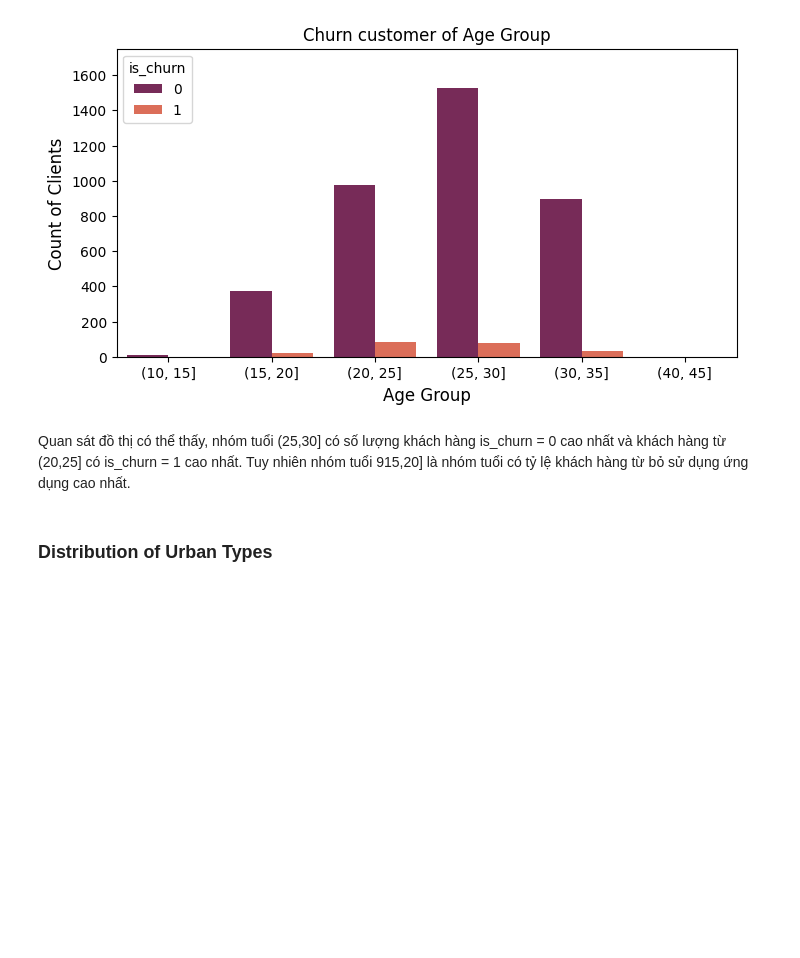
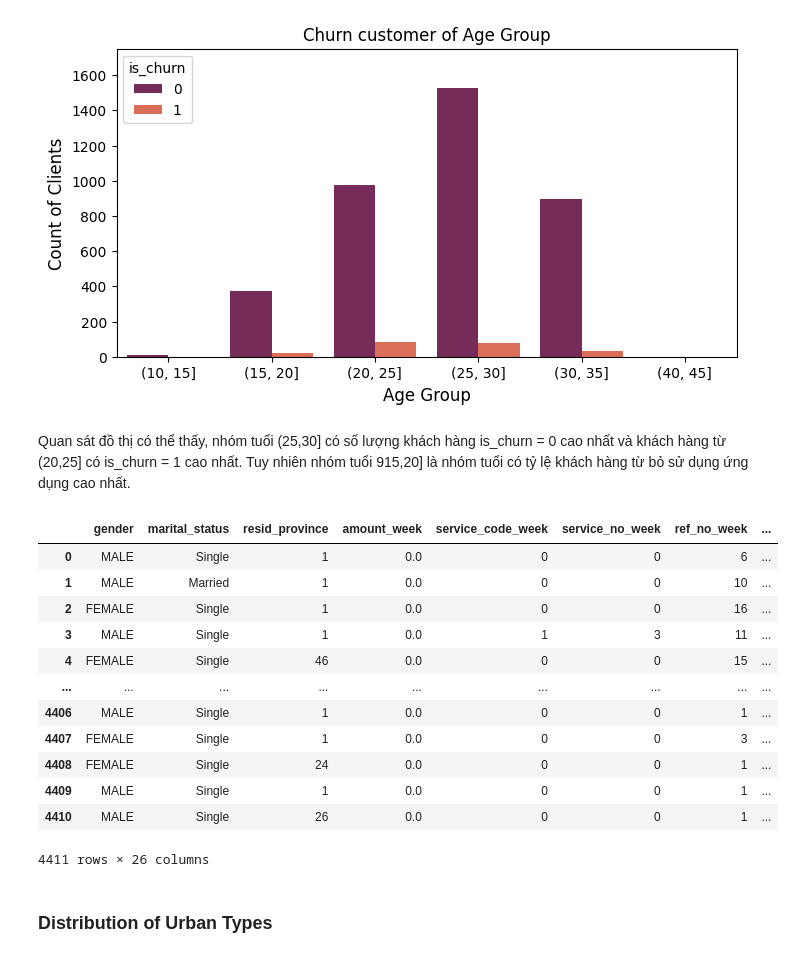
Before and after one commit to 2uanDM/FDC105_final, a Jupyter notebook: FDC105_final.ipynb, the cells around one changed output. Drawn from its saved outputs; the diff is of its cells as text; code cells hidden in the pictures; blank space fills up the shorter version.

```diff
--- a/FDC105_final.ipynb
+++ b/FDC105_final.ipynb
@@ -675,6 +675,22 @@ plt.show()
 [figure]
 # %% [markdown]
 Quan sát đồ thị có thể thấy, nhóm tuổi (25,30] có số lượng khách hàng is_churn = 0 cao nhất và khách hàng từ (20,25] có is_churn = 1 cao nhất. Tuy nhiên nhóm tuổi 915,20] là nhóm tuổi có tỷ lệ khách hàng từ bỏ sử dụng ứng dụng cao nhất.
+# %%
+df.drop('AgeBin', axis =1)
+# %% [output]
+|  | gender | marital_status | resid_province | amount_week | service_code_week | service_no_week | ref_no_week | ... |
+| 0 | MALE | Single | 1 | 0.0 | 0 | 0 | 6 | ... |
+| 1 | MALE | Married | 1 | 0.0 | 0 | 0 | 10 | ... |
+| 2 | FEMALE | Single | 1 | 0.0 | 0 | 0 | 16 | ... |
+| 3 | MALE | Single | 1 | 0.0 | 1 | 3 | 11 | ... |
+| 4 | FEMALE | Single | 46 | 0.0 | 0 | 0 | 15 | ... |
+| ... | ... | ... | ... | ... | ... | ... | ... | ... |
+| 4406 | MALE | Single | 1 | 0.0 | 0 | 0 | 1 | ... |
+| 4407 | FEMALE | Single | 1 | 0.0 | 0 | 0 | 3 | ... |
+| 4408 | FEMALE | Single | 24 | 0.0 | 0 | 0 | 1 | ... |
+| 4409 | MALE | Single | 1 | 0.0 | 0 | 0 | 1 | ... |
+| 4410 | MALE | Single | 26 | 0.0 | 0 | 0 | 1 | ... |
+4411 rows × 26 columns
 # %% [markdown]
 ### Distribution of Urban Types
 # %% [markdown]
```
